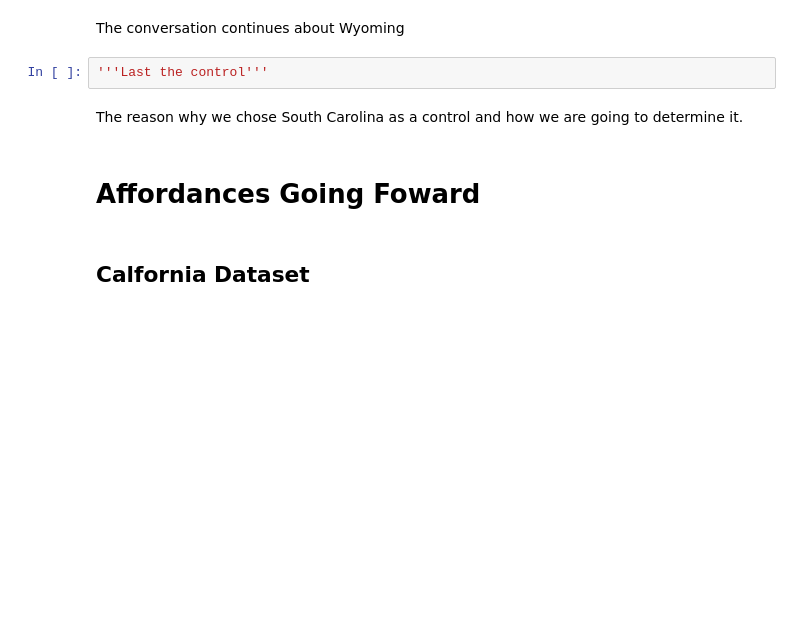
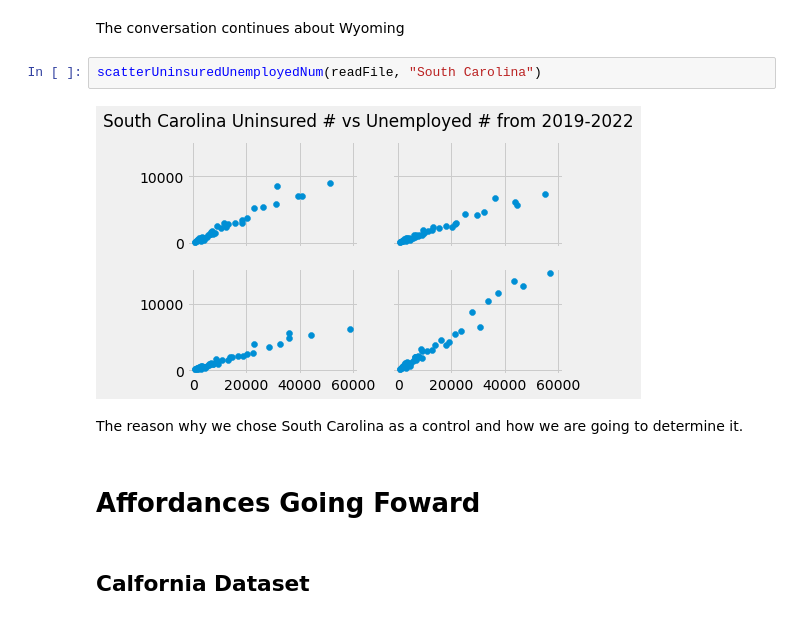
Before and after one commit to StevenWerden/APCV-361-FA22-Final, a Jupyter notebook: Final_Diguardi_Werden_Siml.ipynb, the cells around one changed output. Saved outputs shown, nothing was run; the diff lists cells and outputs as text; blank space fills up the shorter version.

```diff
--- a/Final_Diguardi_Werden_Siml.ipynb
+++ b/Final_Diguardi_Werden_Siml.ipynb
@@ -58,7 +58,9 @@ The above information about California shows the direct correlation of Unemploym
 # %% [markdown]
 The conversation continues about Wyoming
-# %%
-'''Last the control'''
+# %%
+scatterUninsuredUnemployedNum(readFile, "South Carolina")
+# %% [output]
+[figure, added]
 # %% [markdown]
 The reason why we chose South Carolina as a control and how we are going to determine it.
 # %% [markdown]
```
Also changed, not shown: parts of 7 cells of this notebook.
